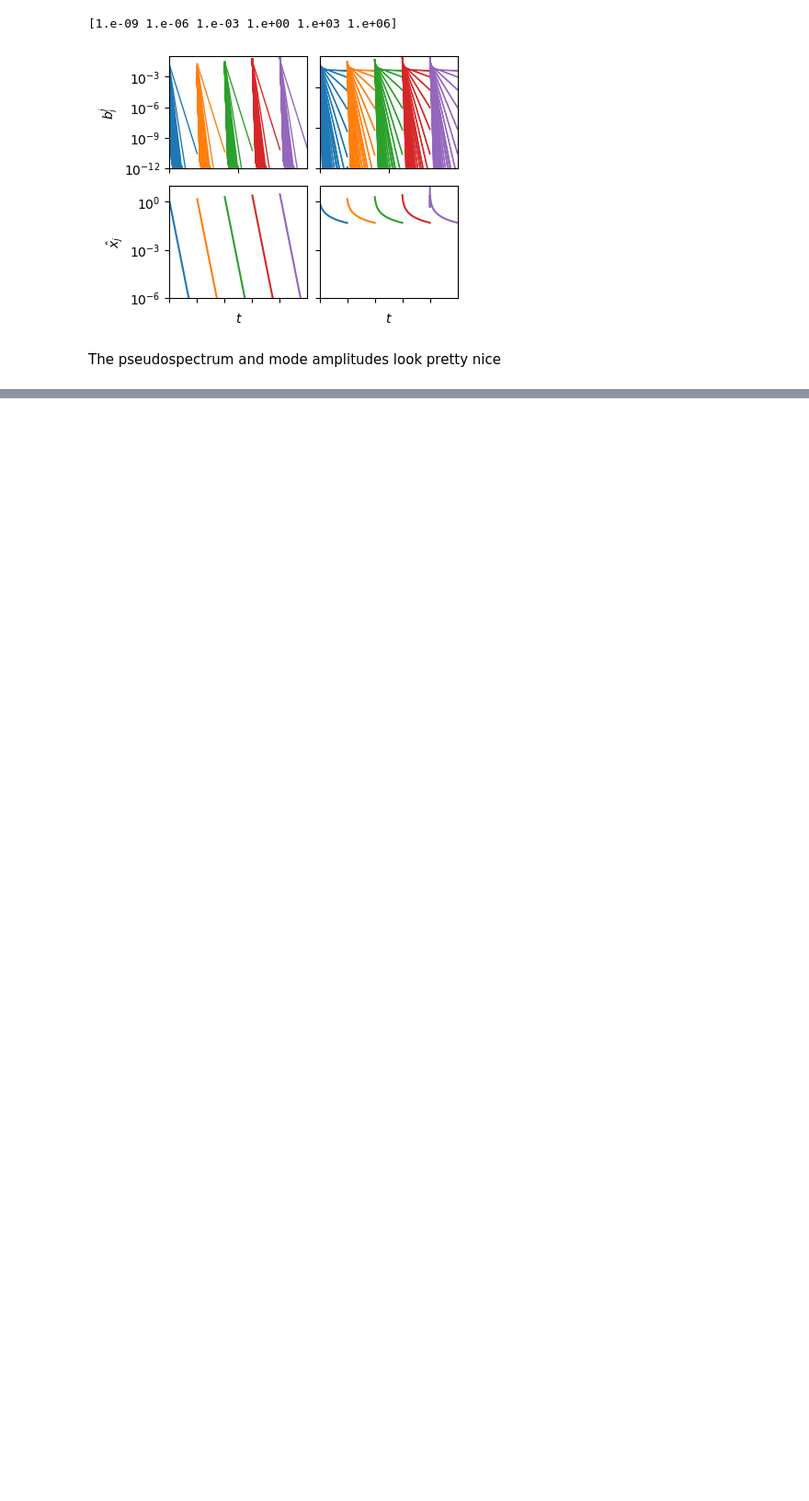
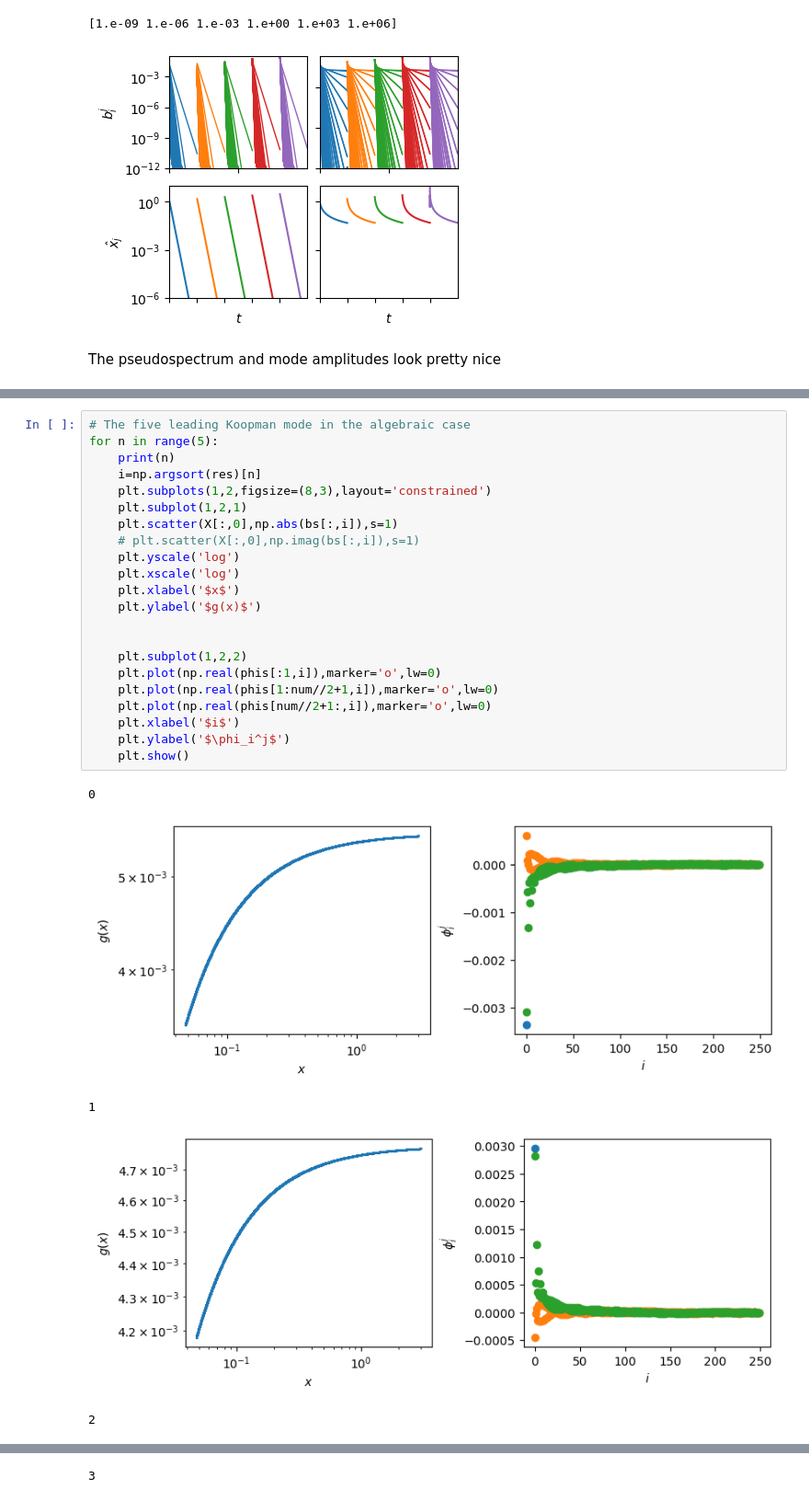
Before and after one commit to znicolaou/kuramoto, a Jupyter notebook: onedim.ipynb, the cells around one changed output, grey strips where cells are left out. Shown at 92% size. Cells and saved outputs as stored; diff of their text form; blank space fills up the shorter version.

```diff
--- a/onedim.ipynb
+++ b/onedim.ipynb
@@ -302,0 +327,28 @@ plt.show()
+# %%
+# The five leading Koopman mode in the algebraic case
+for n in range(5):
+    print(n)
+    i=np.argsort(res)[n]
+    plt.subplots(1,2,figsize=(8,3),layout='constrained')
+    plt.subplot(1,2,1)
+    plt.scatter(X[:,0],np.abs(bs[:,i]),s=1)
+    # plt.scatter(X[:,0],np.imag(bs[:,i]),s=1)
+    plt.yscale('log')
+    plt.xscale('log')
+    plt.xlabel('$x$')
+    plt.ylabel('$g(x)$')
+
+
+    plt.subplot(1,2,2)
+    plt.plot(np.real(phis[:1,i]),marker='o',lw=0)
+    plt.plot(np.real(phis[1:num//2+1,i]),marker='o',lw=0)
+    plt.plot(np.real(phis[num//2+1:,i]),marker='o',lw=0)
+    plt.xlabel('$i$')
+    plt.ylabel('$\phi_i^j$')
+    plt.show()
+# %% [output]
+0
+[figure, added]
+1
+[figure, added]
+2
@@ -302,0 +356 @@ plt.show()
+3
```
Also changed, not shown: parts of 13 cells of this notebook, 2 other files.
